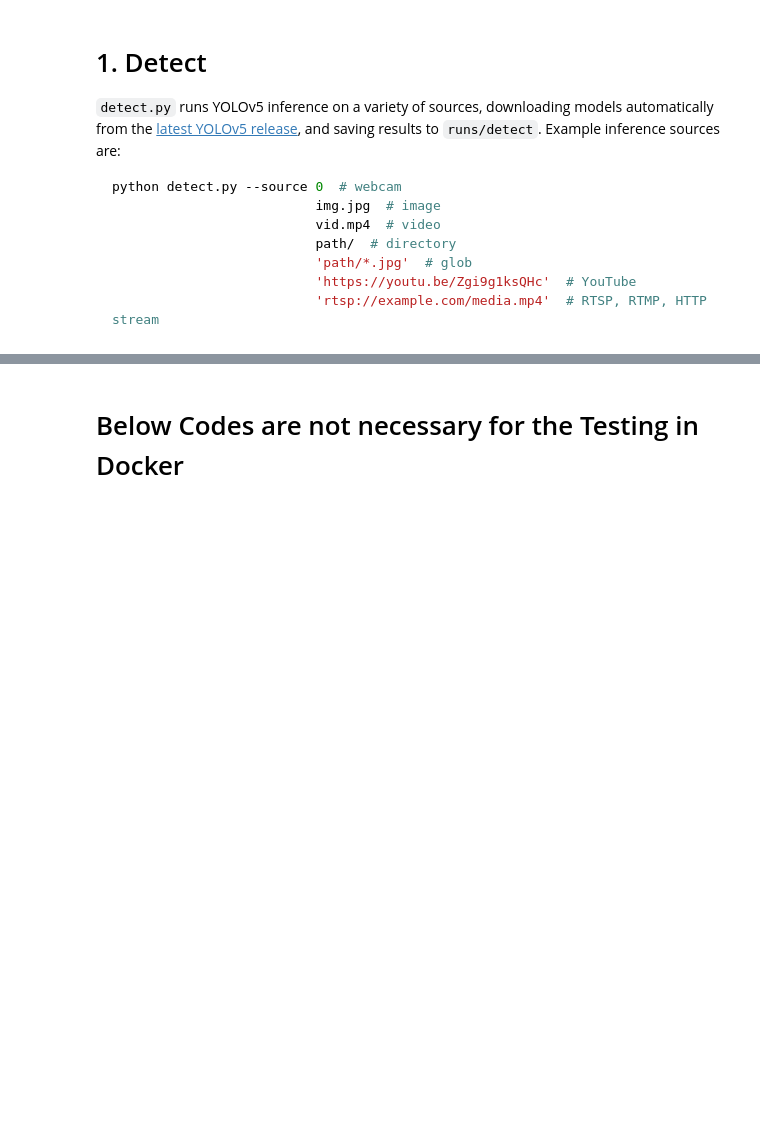
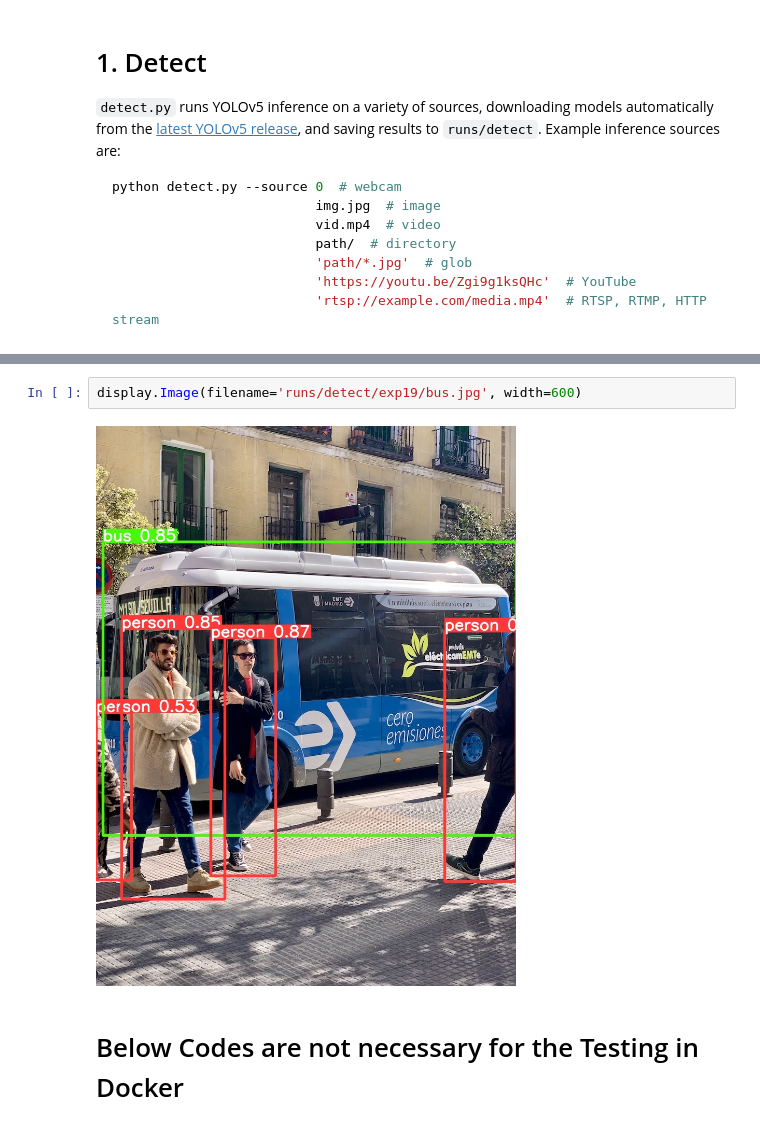
Before and after one commit to jbantony/yolov5-Object-Counter, a Jupyter notebook: test_the_docker.ipynb, the cells around one changed output, grey strips where cells are left out. Saved outputs shown, nothing was run; the diff lists cells and outputs as text; blank space fills up the shorter version.

```diff
--- a/test_the_docker.ipynb
+++ b/test_the_docker.ipynb
@@ -60,5 +60,9 @@ display.Image(filename='runs/detect/exp11/zidane.jpg', width=600)
 # %% [output]
 [figure]
+# %%
+display.Image(filename='runs/detect/exp19/bus.jpg', width=600)
+# %% [output]
+[figure, added]
 # %% [markdown]
 # Below Codes are not necessary for the Testing in Docker
 # %% [markdown]
```
Also changed, not shown: parts of 2 cells of this notebook.
